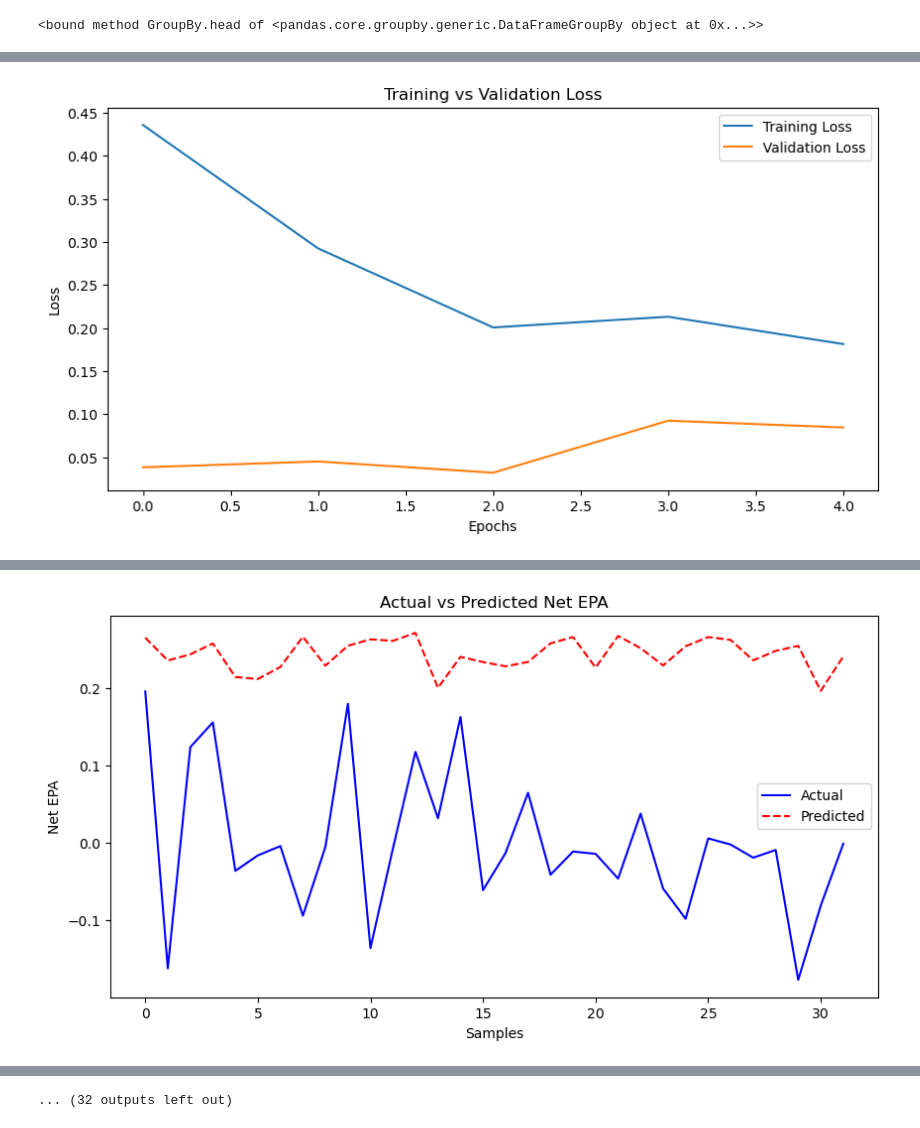
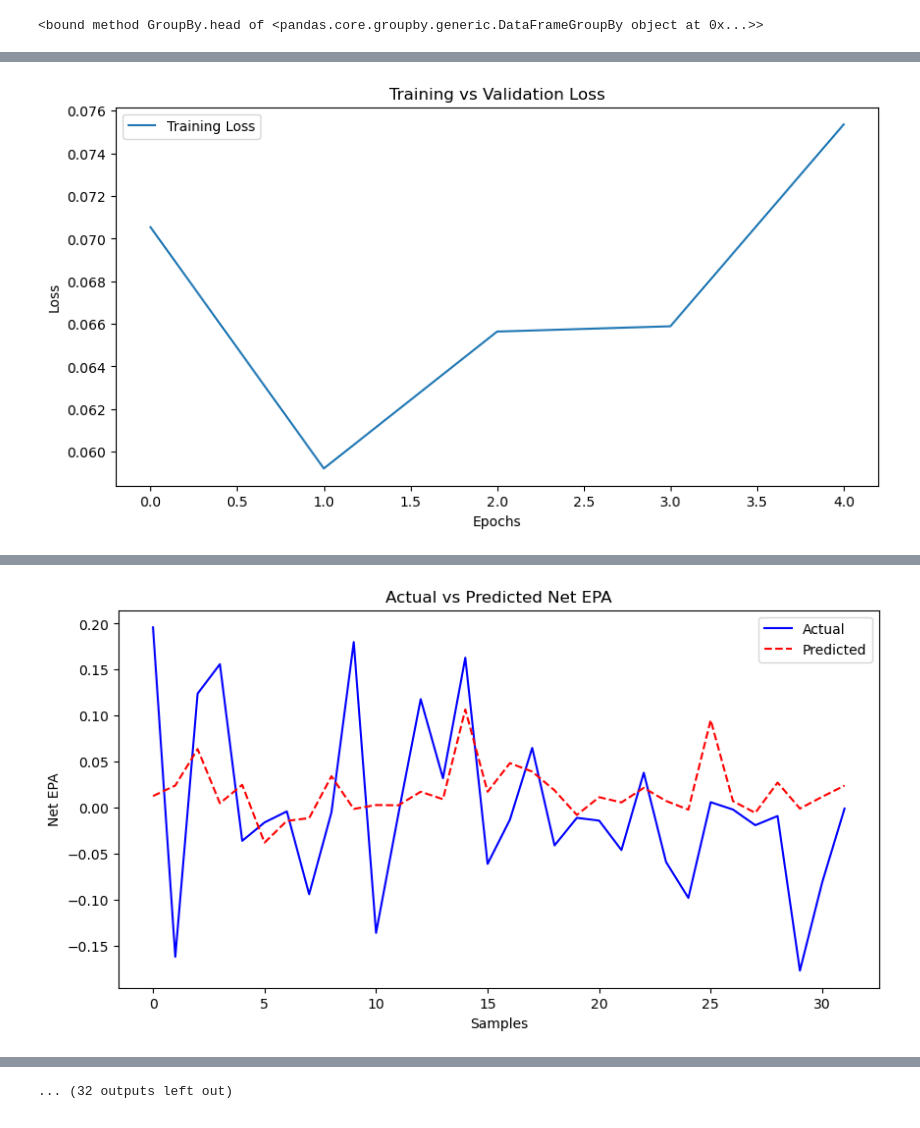
Before and after one commit to PranayN23/NFLResourceAnalysis, a Jupyter notebook: pranay team.ipynb, the cells around one changed output, grey strips where cells are left out. Saved outputs shown, nothing was run; the diff lists cells and outputs as text; code cells hidden in the pictures.

```diff
--- a/pranay team.ipynb
+++ b/pranay team.ipynb
@@ -75,7 +75,7 @@ for team, group in team_data:
         for i in range(len(group) - 3):
             # Select the relevant columns for the sequence
             sequence = group.iloc[i:i+3][['weighted_avg_qb_rating', 'Current_PFF', 'weighted_avg_grades_pass', 'weighted_avg_big_time_throws', 'Value_cap_space', 'weighted_avg_sack_percent',
-                'weighted_avg_twp_rate']]
+                'weighted_avg_twp_rate', 'Current_AV']]
   # Add more columns if needed
 
             # The target is the next year's Current_PFF
@@ -146,7 +146,7 @@ from tensorflow.keras.layers import Input, Dense, SimpleRNN, MultiHeadAttention,
 from tensorflow.keras.callbacks import EarlyStopping
 # %%
 # Define the input layer
-inputs = Input(shape=(3, 7))  # 3 time steps, 8 features
+inputs = Input(shape=(3, 8))  # 3 time steps, 8 features
 
 # Add a Dense layer before the attention to create more variability in the input
 dense_input = Dense(16, activation='relu')(inputs)
@@ -185,7 +185,6 @@ for e in epoch_list:
     # Plot training & validation loss
     plt.figure(figsize=(10, 5))
     plt.plot(history.history['loss'], label='Training Loss')
-    plt.plot(history.history['val_loss'], label='Validation Loss')
     plt.title('Training vs Validation Loss')
     plt.xlabel('Epochs')
     plt.ylabel('Loss')
@@ -223 +222 @@ Epoch 5/5
-[figure, old version]
+[figure, new version]
@@ -226,2 +225,2 @@ R² Score: -7.0019
-[figure, old version]
+[figure, new version]
 Epoch 1/10
```
Also changed, not shown: parts of 3 cells of this notebook, 1 other file.
